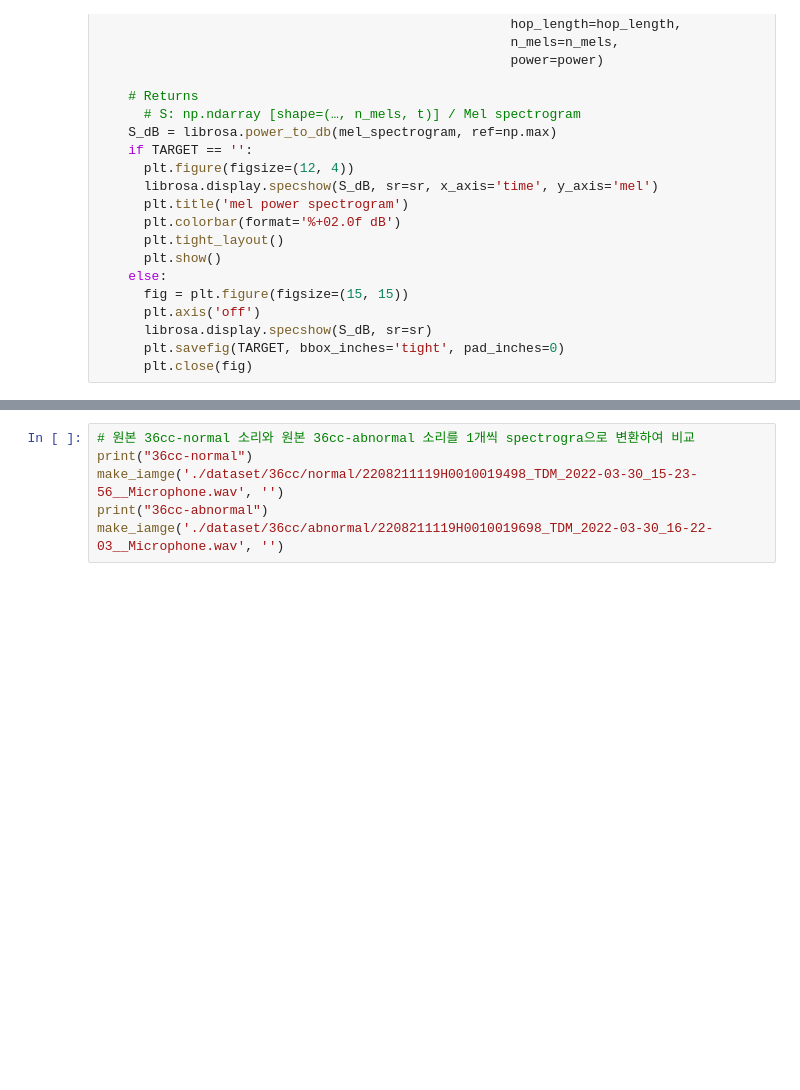
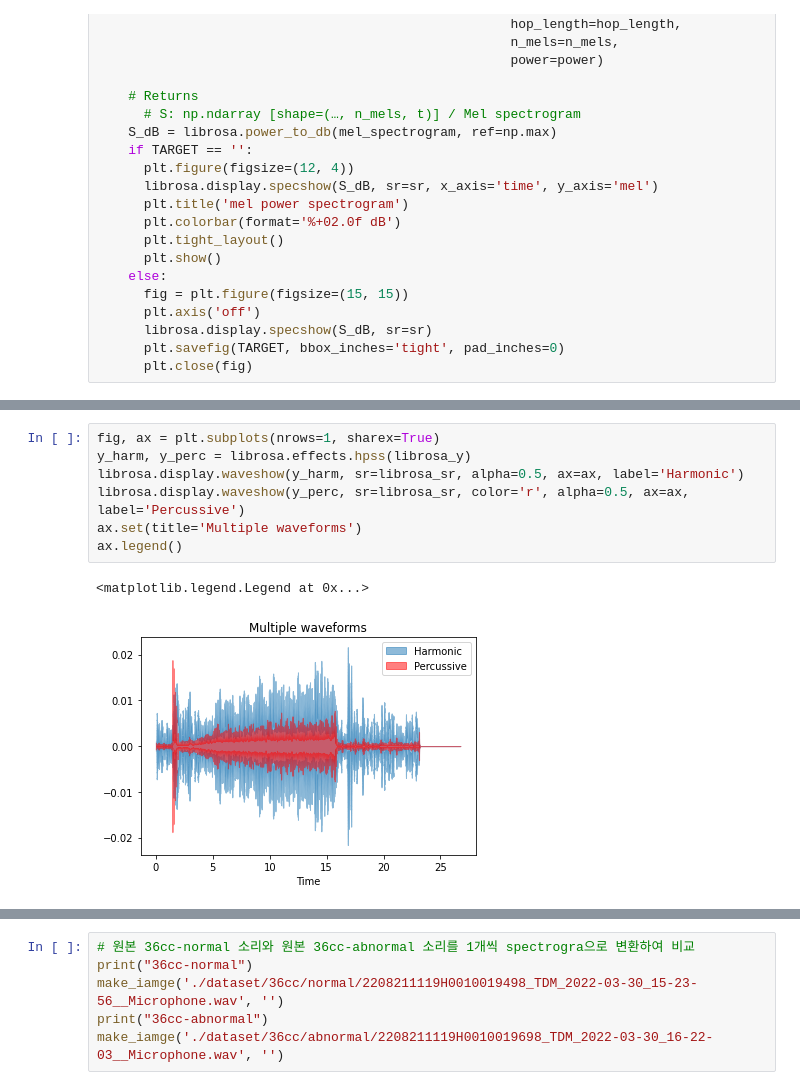
Before and after one commit to astroeye/autoencoder, a Jupyter notebook: 02_autoencoder/autoencoder_dw.ipynb, the cells around one changed output, grey strips where cells are left out. Saved outputs shown, nothing was run; the diff lists cells and outputs as text; blank space fills up the shorter version.

```diff
--- a/02_autoencoder/autoencoder_dw.ipynb
+++ b/02_autoencoder/autoencoder_dw.ipynb
@@ -186,0 +252,10 @@ length = 26.7453515625s
+# %%
+fig, ax = plt.subplots(nrows=1, sharex=True)
+y_harm, y_perc = librosa.effects.hpss(librosa_y)
+librosa.display.waveshow(y_harm, sr=librosa_sr, alpha=0.5, ax=ax, label='Harmonic')
+librosa.display.waveshow(y_perc, sr=librosa_sr, color='r', alpha=0.5, ax=ax, label='Percussive')
+ax.set(title='Multiple waveforms')
+ax.legend()
+# %% [output]
+<matplotlib.legend.Legend at 0x...>
+[figure, added]
```
Also changed, not shown: parts of 29 cells of this notebook, 1 other file.
